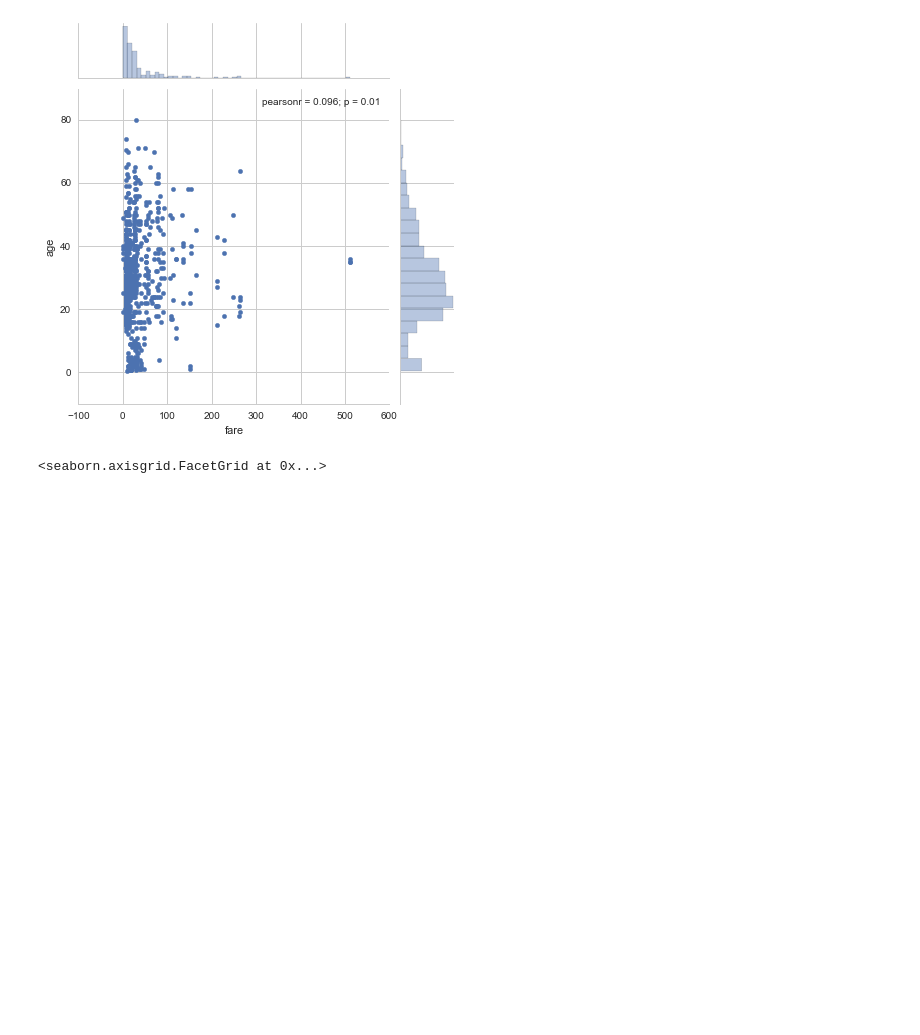
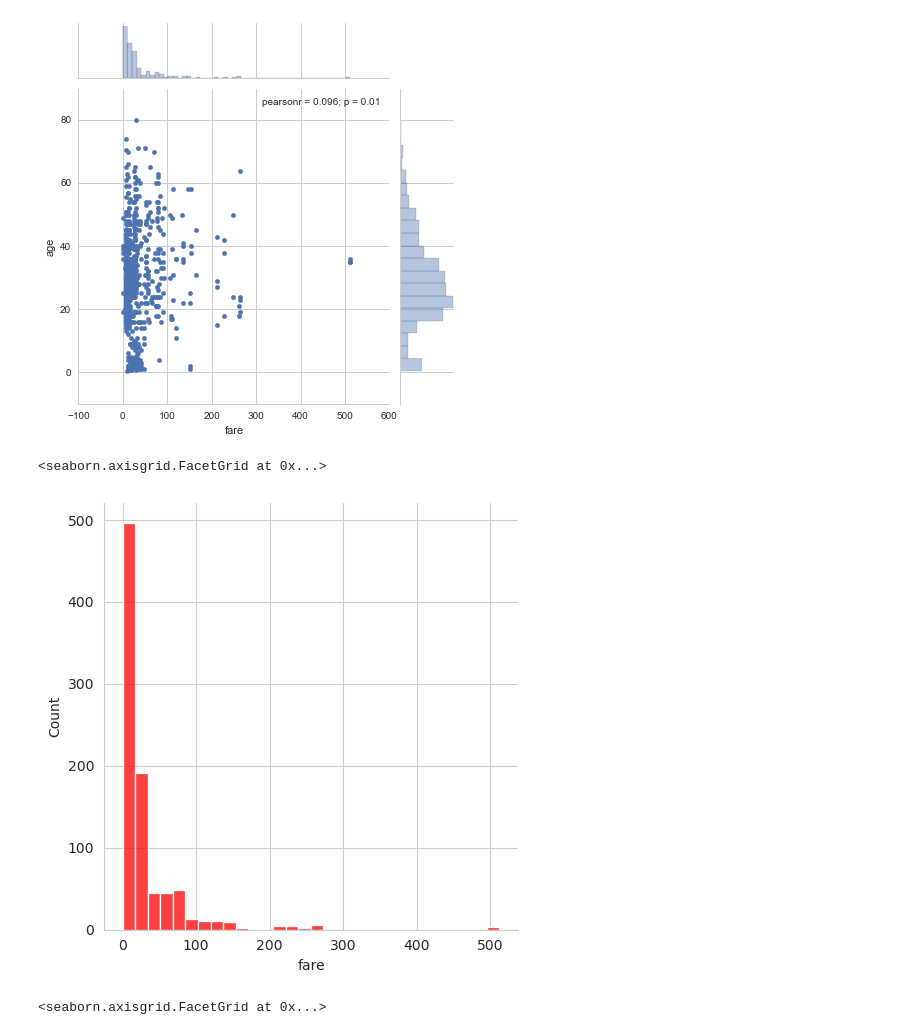
Before and after one commit to LuisReyes98/udemy-machine-learning, a Jupyter notebook: 06-Data-Visualization-with-Seaborn/07-Seaborn Exercises.ipynb, the cells around one changed output. Cells and saved outputs as stored; diff of their text form; code cells hidden in the pictures; blank space fills up the shorter version.

```diff
--- a/06-Data-Visualization-with-Seaborn/07-Seaborn Exercises.ipynb
+++ b/06-Data-Visualization-with-Seaborn/07-Seaborn Exercises.ipynb
@@ -73,6 +73,15 @@ g.plot_marginals(sns.histplot)
 # %% [output]
 <seaborn.axisgrid.JointGrid at 0x...>
 [figure]
+# %%
+sns.displot(
+  titanic['fare'],
+  bins=30,
+  color='red'
+)
+# %% [output]
+<seaborn.axisgrid.FacetGrid at 0x...>
+[figure, added]
 # %%
 # CODE HERE
 # REPLICATE EXERCISE PLOT IMAGE BELOW
```
Also changed, not shown: parts of 4 cells of this notebook.
